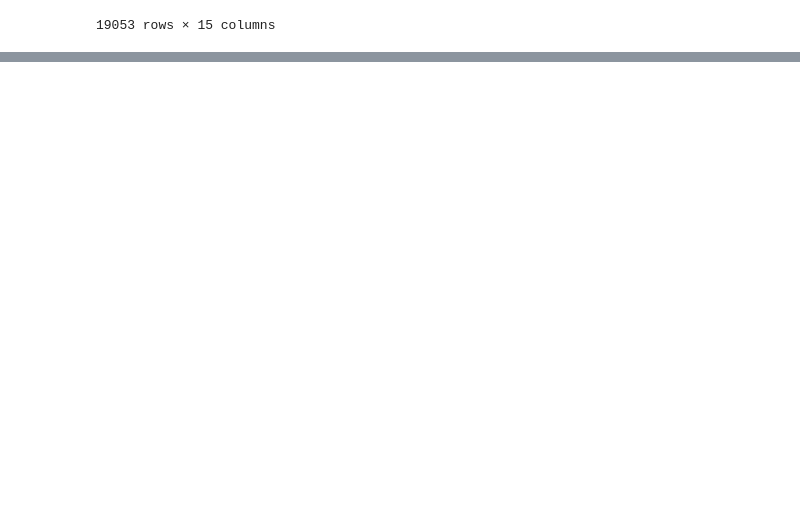
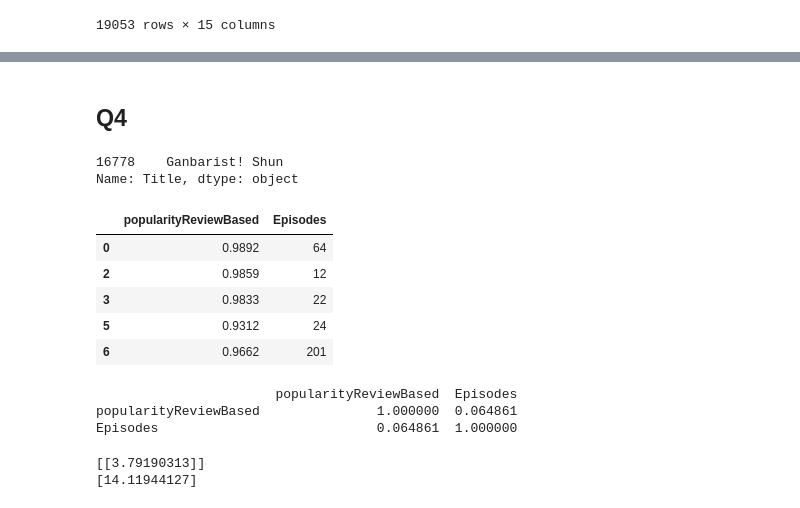
Before and after one commit to cosmin-z/ADM-HW3, a Jupyter notebook: main.ipynb, the cells around one changed output, grey strips where cells are left out. Drawn from its saved outputs; the diff is of its cells as text; code cells hidden in the pictures; blank space fills up the shorter version.

```diff
--- a/main.ipynb
+++ b/main.ipynb
@@ -331,0 +334,72 @@ for i in range(len(df)):
+# %% [markdown]
+## Q4
+# %%
+sia = SentimentIntensityAnalyzer()
+df = pd.read_csv(trfile)
+popularity_Review_Based = list()
+for fiName in range(len(alarr)):
+    # anime titles
+    path = folder+'/'+alarr[fiName]
+    #print(path)
+    file = codecs.open(path, "r", "utf-8")
+    soup = BeautifulSoup(file, 'html.parser')
+    # left sied of the html------------------------------------------------------------
+    divs = soup.find_all("div", {"class": "spaceit textReadability word-break pt8 mt8"})
+    st = ""
+    for i in divs:
+        st += i.contents[2][:500]
+    if st == "":
+        popularity_Review_Based.append(-2)
+    else:
+        popularity_Review_Based.append(sia.polarity_scores(st)["compound"])
+# %%
+df.insert(0,'popularityReviewBased', popularity_Review_Based)
+# %%
+df['Title'][df['popularityReviewBased'].max() == df['popularityReviewBased']]
+# %% [output]
+16778    Ganbarist! Shun
+Name: Title, dtype: object
+# %%
+isSerie = df['Episodes'] > 1
+isReview = df['popularityReviewBased'] != -2
+data = df[['popularityReviewBased','Episodes']][isSerie & isReview]
+data[:5]
+# %% [output]
+|  | popularityReviewBased | Episodes |
+| 0 | 0.9892 | 64 |
+| 2 | 0.9859 | 12 |
+| 3 | 0.9833 | 22 |
+| 5 | 0.9312 | 24 |
+| 6 | 0.9662 | 201 |
+# %%
+
+corr = data.loc[:,["popularityReviewBased", 'Episodes']].corr()
+print(corr)
+
+X = data["popularityReviewBased"]
+Y = data['Episodes']
+
+data = data.sample(frac=1).reset_index(drop=True) # shuffle data
+percentage = round(len(data.index)*2/3)
+X_train = (pd.DataFrame(data=X).iloc[:percentage]).to_numpy()
+Y_train = (pd.DataFrame(data=Y).iloc[:percentage]).to_numpy()
+
+X_test = (pd.DataFrame(data=X).iloc[percentage:]).to_numpy()
+Y_test = (pd.DataFrame(data=Y).iloc[percentage:]).to_numpy()
+# %% [output]
+                       popularityReviewBased  Episodes
+popularityReviewBased               1.000000  0.064861
+Episodes                            0.064861  1.000000
+# %%
+from sklearn import linear_model
+reg = linear_model.LinearRegression()
+reg.fit(X_train.reshape(-1, 1),Y_train)
+print(reg.coef_)
+Y_result = reg.predict(X_test)
+diff = 0
+for i in range(len(Y_result)):
+    diff += abs(Y_result[i] - Y_test[i])
+print(diff/len(Y_result))
+# %% [output]
+[[3.79190313]]
+[14.11944127]
```
Also changed, not shown: parts of 5 cells of this notebook.
